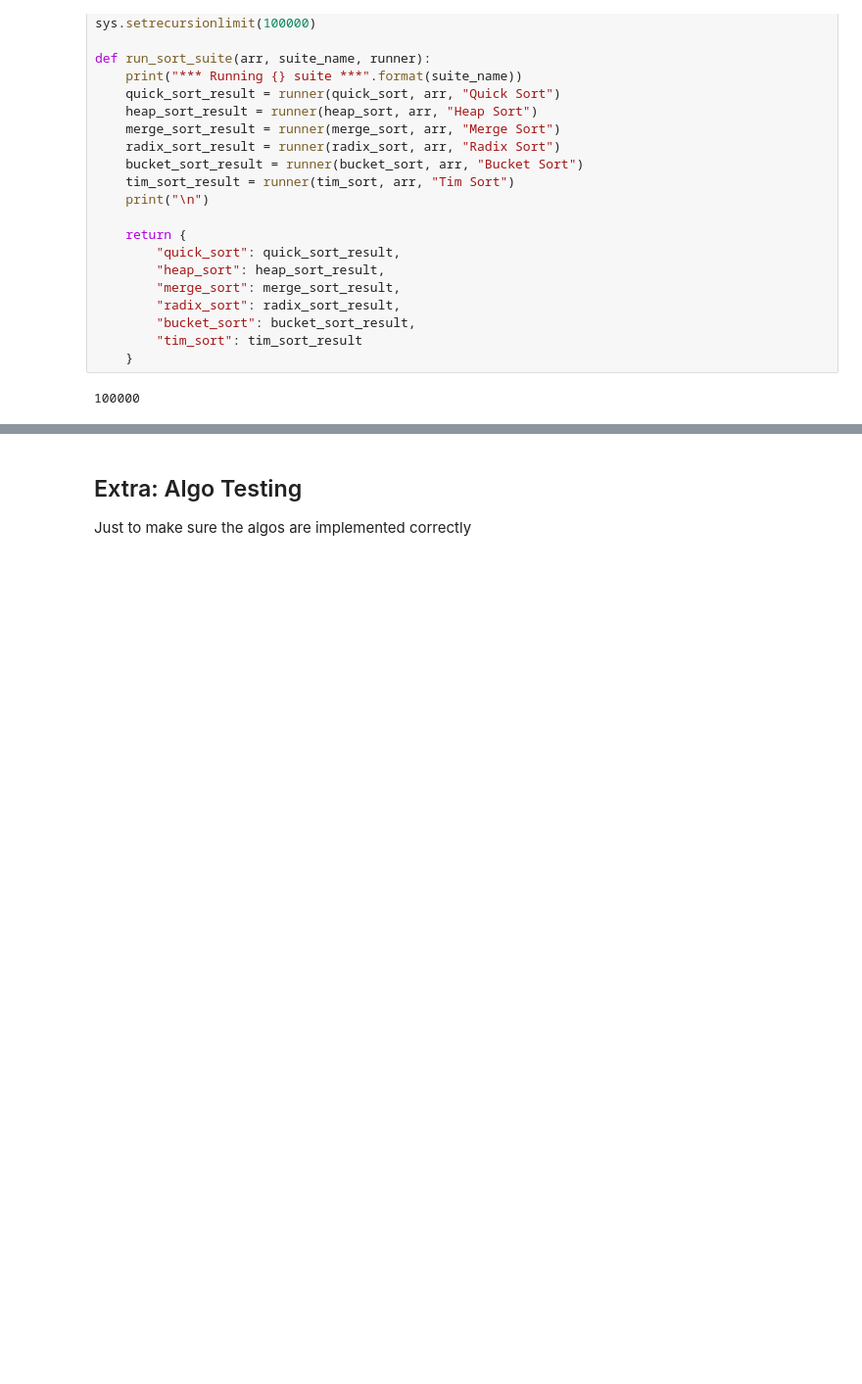
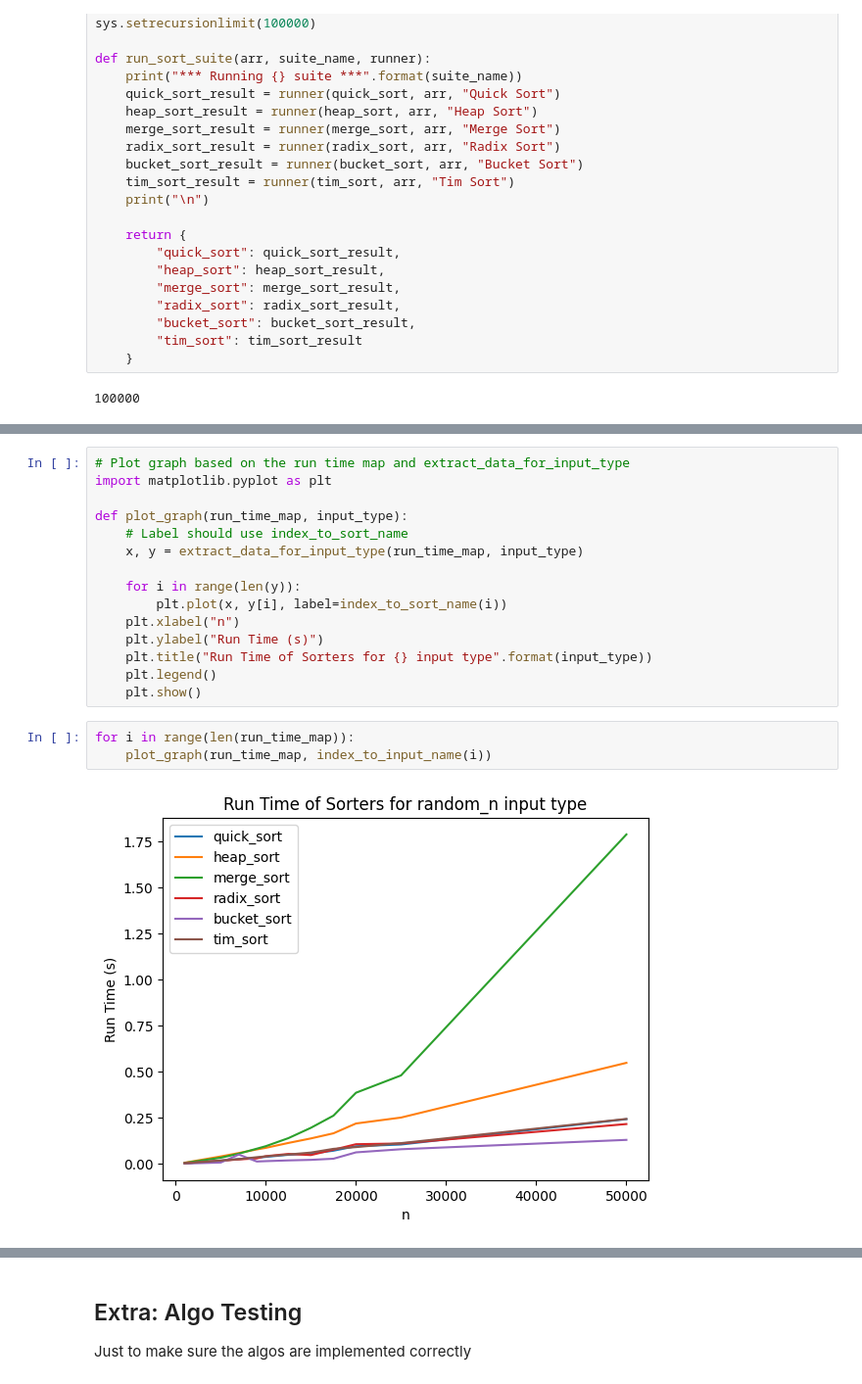
Before and after one commit to ptmdmusique/cs584-684-midterm, a Jupyter notebook: main.ipynb, the cells around one changed output, grey strips where cells are left out. Shown: that part at 98% size. Drawn from its saved outputs; the diff is of its cells as text; blank space fills up the shorter version.

```diff
--- a/main.ipynb
+++ b/main.ipynb
@@ -404,0 +427,20 @@ Time taken for Tim Sort: 0.1162881851196289 seconds
+# %%
+# Plot graph based on the run time map and extract_data_for_input_type
+import matplotlib.pyplot as plt
+
+def plot_graph(run_time_map, input_type):
+    # Label should use index_to_sort_name
+    x, y = extract_data_for_input_type(run_time_map, input_type)
+
+    for i in range(len(y)):
+        plt.plot(x, y[i], label=index_to_sort_name(i))
+    plt.xlabel("n")
+    plt.ylabel("Run Time (s)")
+    plt.title("Run Time of Sorters for {} input type".format(input_type))
+    plt.legend()
+    plt.show()
+# %%
+for i in range(len(run_time_map)):
+    plot_graph(run_time_map, index_to_input_name(i))
+# %% [output]
+[figure, added]
```
Also changed, not shown: parts of 11 cells of this notebook.
